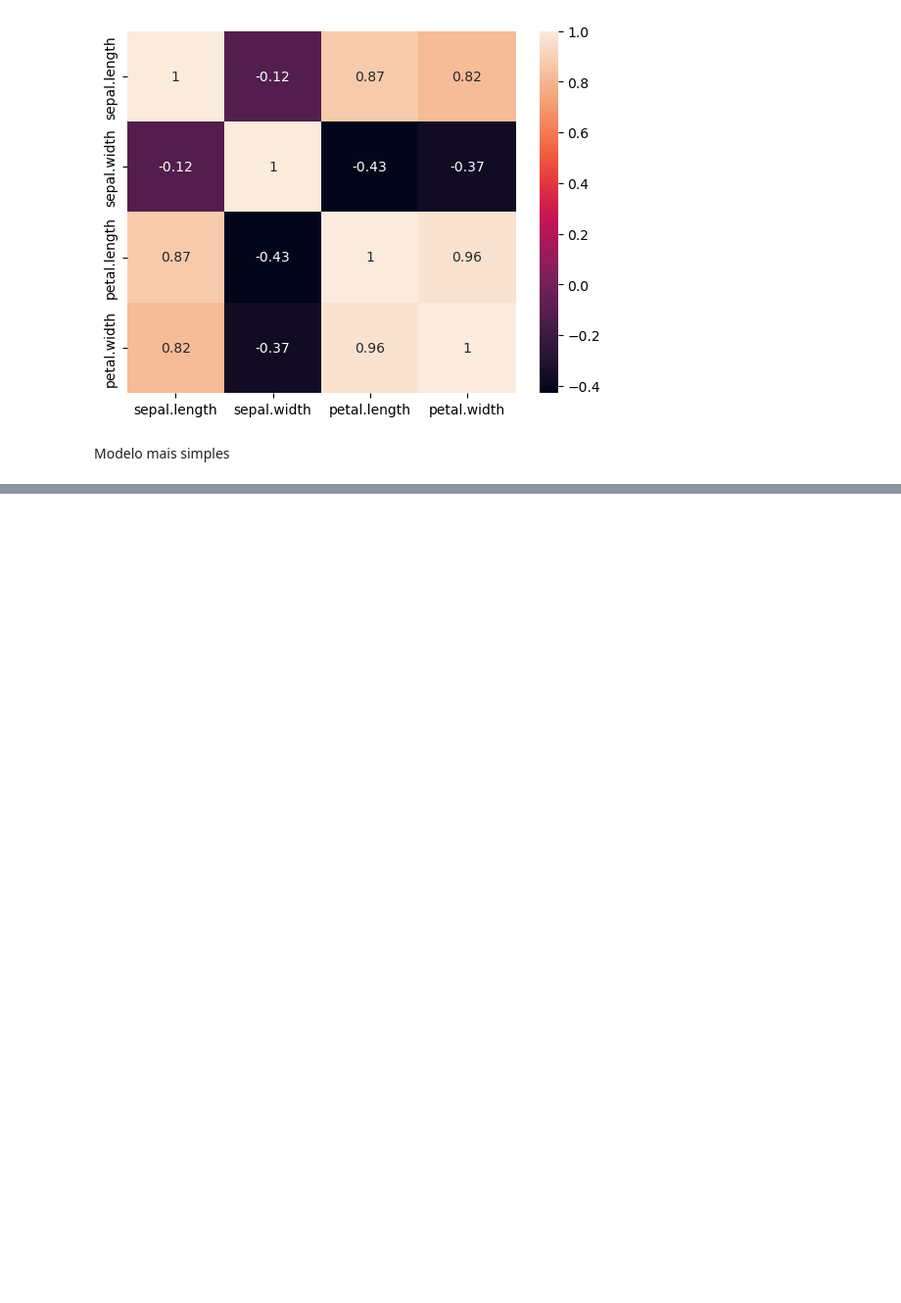
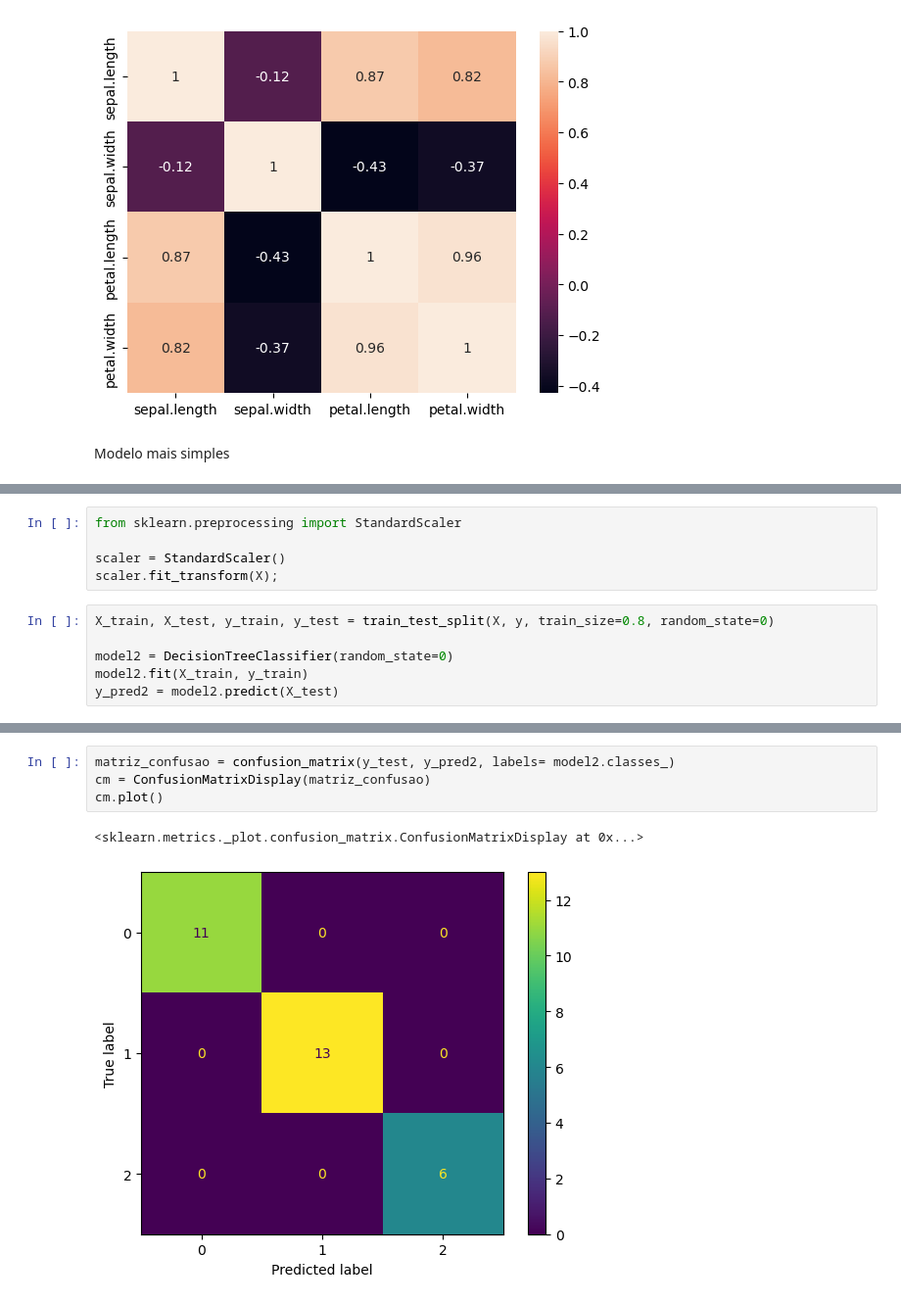
Before and after one commit to IgorEisenlohr/DataScience, a Jupyter notebook: Iris.ipynb, the cells around one changed output, grey strips where cells are left out. Shown: that part at 98% size. Cells and saved outputs as stored; diff of their text form; blank space fills up the shorter version.

Commit message:
Segundo modelo com Scaler

```diff
--- a/Iris.ipynb
+++ b/Iris.ipynb
@@ -168,0 +169,11 @@ Melhorando o modelo
+# %%
+from sklearn.preprocessing import StandardScaler
+
+scaler = StandardScaler()
+scaler.fit_transform(X);
+# %%
+X_train, X_test, y_train, y_test = train_test_split(X, y, train_size=0.8, random_state=0)
+
+model2 = DecisionTreeClassifier(random_state=0)
+model2.fit(X_train, y_train)
+y_pred2 = model2.predict(X_test)
@@ -168,0 +192,7 @@ Melhorando o modelo
+# %%
+matriz_confusao = confusion_matrix(y_test, y_pred2, labels= model2.classes_)
+cm = ConfusionMatrixDisplay(matriz_confusao)
+cm.plot()
+# %% [output]
+<sklearn.metrics._plot.confusion_matrix.ConfusionMatrixDisplay at 0x...>
+[figure, added]
```
Also changed, not shown: parts of 7 cells of this notebook.
